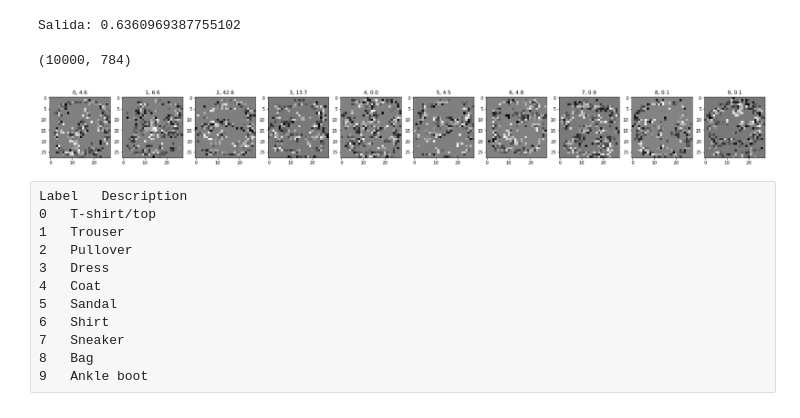
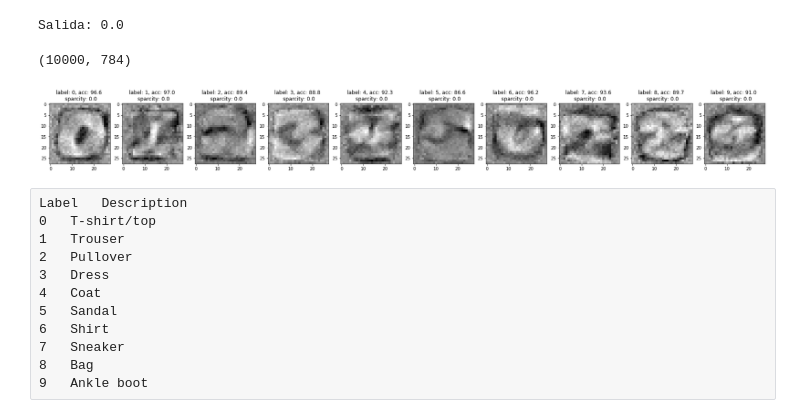
Before and after one commit to jganzabal/lottery-ticket-hypotesis-keras, a Jupyter notebook: 10_Logistic_regresion_Interpretation.ipynb, the cells around one changed output. Drawn from its saved outputs; the diff is of its cells as text; code cells hidden in the pictures.

```diff
--- a/10_Logistic_regresion_Interpretation.ipynb
+++ b/10_Logistic_regresion_Interpretation.ipynb
@@ -56,3 +56,22 @@ Total params: 7,850
 Trainable params: 7,850
 Non-trainable params: 0
 _________________________________________________________________
+# %%
+def get_callbacks(filename):
+    return [
+#         ReduceLROnPlateau(monitor='val_accuracy', mode='max', factor=np.sqrt(0.1), patience=10, verbose=1, min_lr=1e-4),
+        ModelCheckpoint(filepath=filename,  verbose=1, save_best_only=True, monitor='val_accuracy', mode='max')
+    ]
+
+model = get_model()
+epochs = 10
+batch_size = 256
+# Save initial weights
+model.save_weights('mlp.mnist.initial_weights.hdf5')
+history = model.fit(X_train,
+           y_train,
+           epochs=epochs, batch_size=batch_size,
+           validation_data = (X_val, y_val),
+           verbose=2,
+           callbacks=get_callbacks('mlp.mnist.first_train.hdf5')
+          )
@@ -59,28 +96,30 @@ _________________________________________________________________
 # %%
-if my_dataset == mnist:
-    model.load_weights('MNIST-LR-best_untrained_acc_36.3_46.6.hdf5')
-else:
-    model.load_weights('F-MNIST-LR-best_untrained_acc_10.3_50.9.hdf5')
+# if my_dataset == mnist:
+#     model.load_weights('MNIST-LR-best_untrained_acc_36.3_46.6.hdf5')
+# else:
+#     model.load_weights('F-MNIST-LR-best_untrained_acc_10.3_50.9.hdf5')
 # %%
 for i, layer in enumerate(model.layers):
     sparcity = (layer.get_weights()[0]==0).sum()/np.product((layer.get_weights()[0]==0).shape)
     print(f'{layer.name}: {sparcity}')
 # %% [output]
-Salida: 0.6360969387755102
+Salida: 0.0
 # %%
 X_test.shape
 # %% [output]
 (10000, 784)
 # %%
-f, axs = plt.subplots(1, 10, figsize=(30, 10))
-for number in range(10):
-    w = model.get_weights()[0][:, number].reshape(28, 28)
-    indexes = (y==number).reshape(-1)
-    _, acc = model.evaluate(X[indexes], y[indexes], verbose=0)
-    axs[number].imshow(w, cmap='gray')
-    axs[number].set_title(f'{number}, {int(acc*1000+0.5)/10}')
+def plot_weights(model):
+    f, axs = plt.subplots(1, 10, figsize=(30, 10))
+    for number in range(10):
+        w = model.get_weights()[0][:, number].reshape(28, 28)
+        indexes = (y==number).reshape(-1)
+        _, acc = model.evaluate(X[indexes], y[indexes], verbose=0)
+        axs[number].imshow(w, cmap='gray')
+        axs[number].set_title(f'label: {number}, acc: {int(acc*1000+0.5)/10} \n sparcity: {int((w==0).sum()/np.product(w.shape)*1000)/10}')
+plot_weights(model)
 # %% [output]
-[figure, old version]
+[figure, new version]
 # %% [raw]
 Label   Description
 0   T-shirt/top
```
Also changed, not shown: parts of 5 cells of this notebook, 2 other files.
